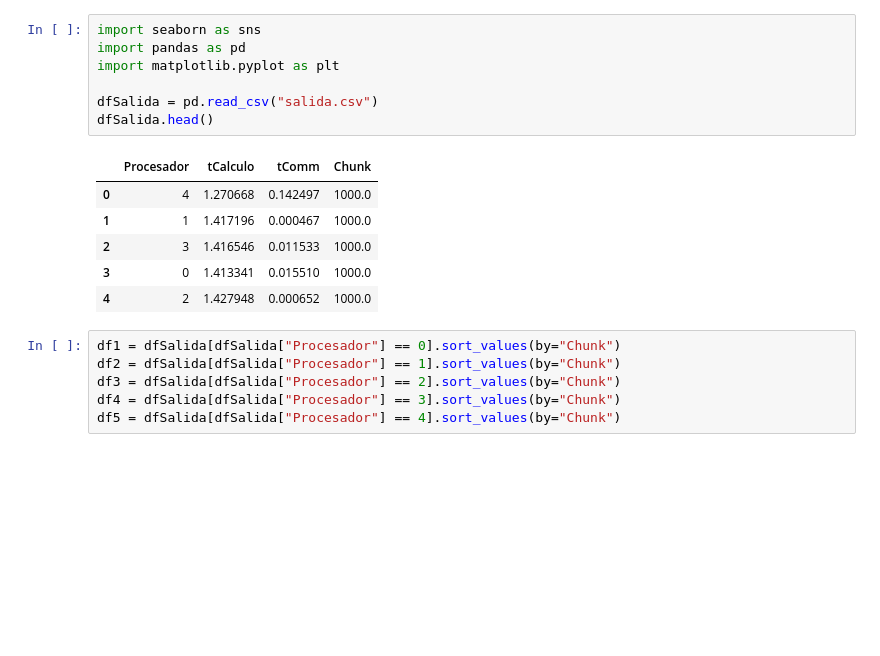
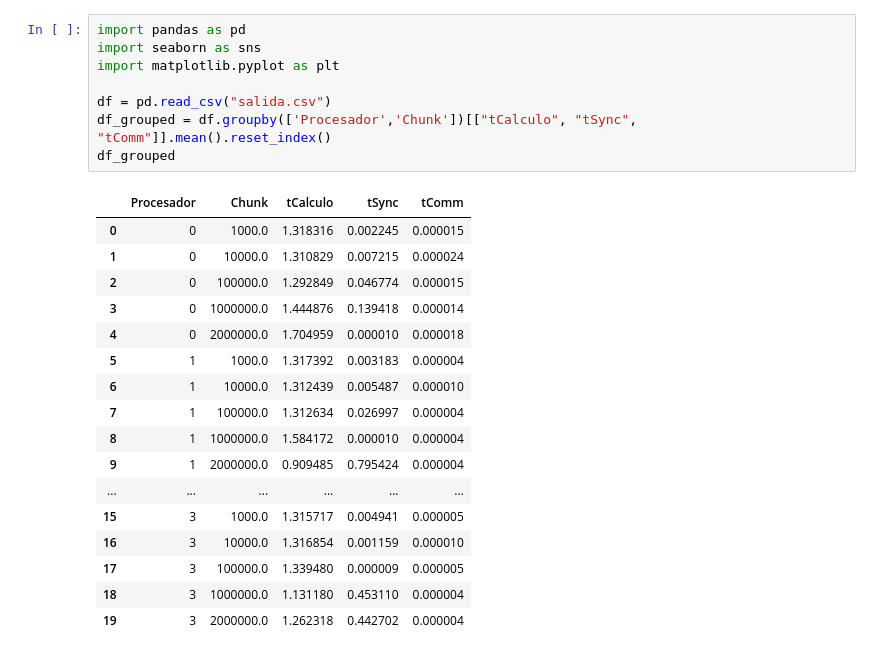
Before and after one commit to justog220/Practica-CAR, a Jupyter notebook: TP 2/EJ 4/analisis.ipynb, the cells around one changed output. Cells and saved outputs as stored; diff of their text form; blank space fills up the shorter version.

Commit message:
Añado salida ej 4

```diff
--- a/TP 2/EJ 4/analisis.ipynb
+++ b/TP 2/EJ 4/analisis.ipynb
@@ -1,20 +1,26 @@
 # %%
+import pandas as pd
 import seaborn as sns
-import pandas as pd
 import matplotlib.pyplot as plt
 
-dfSalida = pd.read_csv("salida.csv")
-dfSalida.head()
+df = pd.read_csv("salida.csv")
+df_grouped = df.groupby(['Procesador','Chunk'])[["tCalculo", "tSync", "tComm"]].mean().reset_index()
+df_grouped
 # %% [output]
-|  | Procesador | tCalculo | tComm | Chunk |
-| 0 | 4 | 1.270668 | 0.142497 | 1000.0 |
-| 1 | 1 | 1.417196 | 0.000467 | 1000.0 |
-| 2 | 3 | 1.416546 | 0.011533 | 1000.0 |
-| 3 | 0 | 1.413341 | 0.015510 | 1000.0 |
-| 4 | 2 | 1.427948 | 0.000652 | 1000.0 |
+|  | Procesador | Chunk | tCalculo | tSync | tComm |
+| 0 | 0 | 1000.0 | 1.318316 | 0.002245 | 0.000015 |
+| 1 | 0 | 10000.0 | 1.310829 | 0.007215 | 0.000024 |
+| 2 | 0 | 100000.0 | 1.292849 | 0.046774 | 0.000015 |
+| 3 | 0 | 1000000.0 | 1.444876 | 0.139418 | 0.000014 |
+| 4 | 0 | 2000000.0 | 1.704959 | 0.000010 | 0.000018 |
+| 5 | 1 | 1000.0 | 1.317392 | 0.003183 | 0.000004 |
+| 6 | 1 | 10000.0 | 1.312439 | 0.005487 | 0.000010 |
+| 7 | 1 | 100000.0 | 1.312634 | 0.026997 | 0.000004 |
+| 8 | 1 | 1000000.0 | 1.584172 | 0.000010 | 0.000004 |
+| 9 | 1 | 2000000.0 | 0.909485 | 0.795424 | 0.000004 |
+| ... | ... | ... | ... | ... | ... |
+| 15 | 3 | 1000.0 | 1.315717 | 0.004941 | 0.000005 |
+| 16 | 3 | 10000.0 | 1.316854 | 0.001159 | 0.000010 |
+| 17 | 3 | 100000.0 | 1.339480 | 0.000009 | 0.000005 |
+| 18 | 3 | 1000000.0 | 1.131180 | 0.453110 | 0.000004 |
+| 19 | 3 | 2000000.0 | 1.262318 | 0.442702 | 0.000004 |
-# %%
-df1 = dfSalida[dfSalida["Procesador"] == 0].sort_values(by="Chunk")
-df2 = dfSalida[dfSalida["Procesador"] == 1].sort_values(by="Chunk")
-df3 = dfSalida[dfSalida["Procesador"] == 2].sort_values(by="Chunk")
-df4 = dfSalida[dfSalida["Procesador"] == 3].sort_values(by="Chunk")
-df5 = dfSalida[dfSalida["Procesador"] == 4].sort_values(by="Chunk")
```
Also changed, not shown: parts of 6 cells of this notebook, 1 other file.
